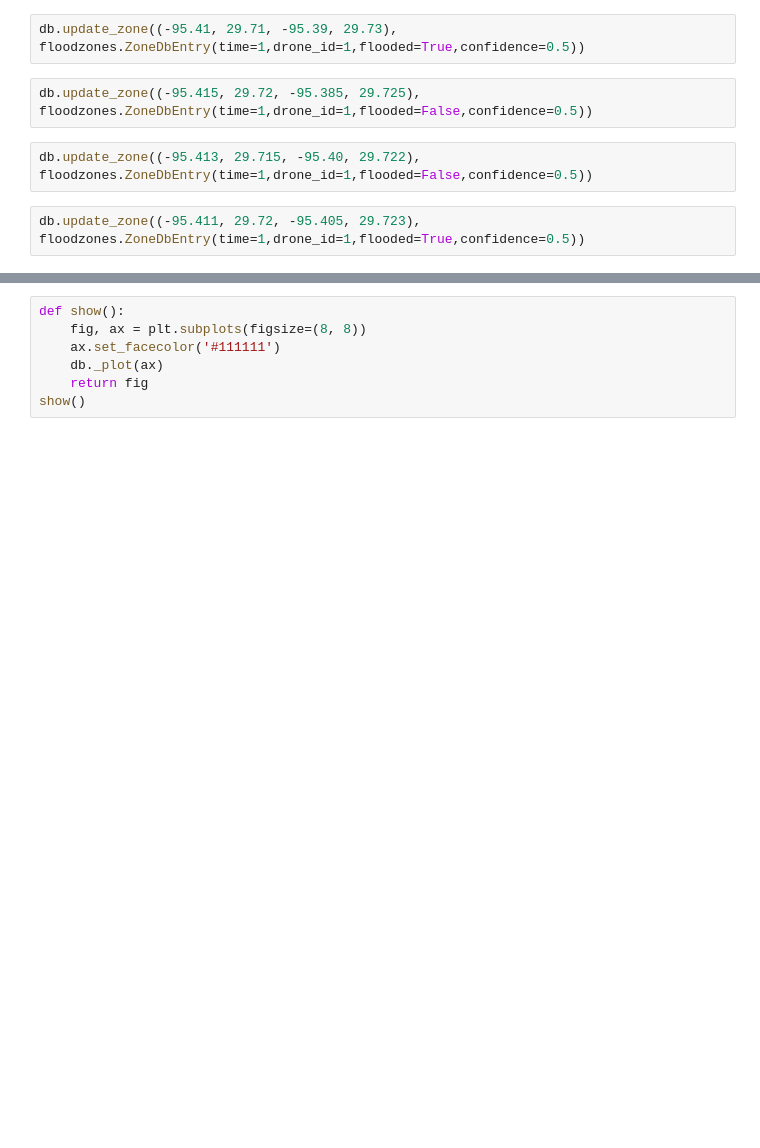
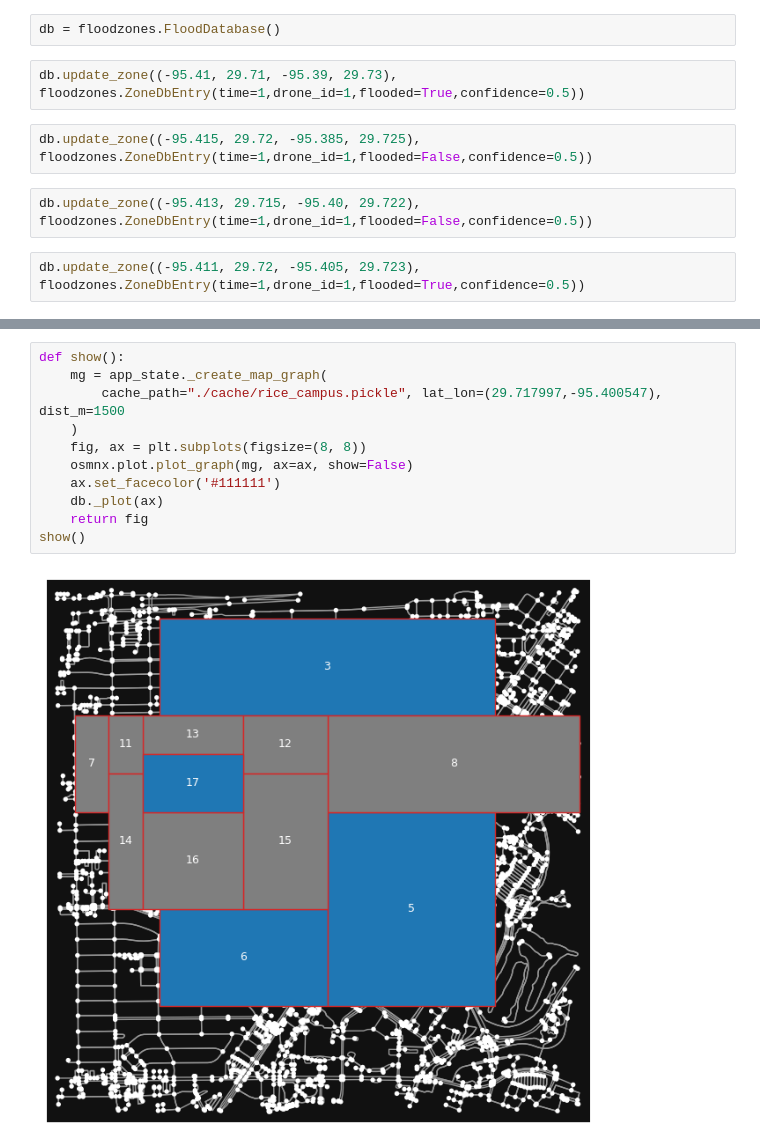
Before and after one commit to AndrewOOndara/drone-flood-detection, a Jupyter notebook: server/api/floodzones-test.ipynb, the cells around one changed output, grey strips where cells are left out. Saved outputs shown, nothing was run; the diff lists cells and outputs as text; blank space fills up the shorter version.

```diff
--- a/server/api/floodzones-test.ipynb
+++ b/server/api/floodzones-test.ipynb
@@ -10,3 +7,5 @@ db = floodzones.FloodDatabase(floodzones.create_map_graph(
+# %%
+db = floodzones.FloodDatabase()
 # %%
 db.update_zone((-95.41, 29.71, -95.39, 29.73), floodzones.ZoneDbEntry(time=1,drone_id=1,flooded=True,confidence=0.5))
 # %%
@@ -20,9 +21,15 @@ plt.ioff()
 # %%
 def show():
+    mg = app_state._create_map_graph(
+        cache_path="./cache/rice_campus.pickle", lat_lon=(29.717997,-95.400547), dist_m=1500
+    )
     fig, ax = plt.subplots(figsize=(8, 8))
+    osmnx.plot.plot_graph(mg, ax=ax, show=False)
     ax.set_facecolor('#111111')
     db._plot(ax)
     return fig
 show()
+# %% [output]
+[figure, added]
 # %%
 plt.ion()
```
Also changed, not shown: parts of 5 cells of this notebook, 7 other files.
